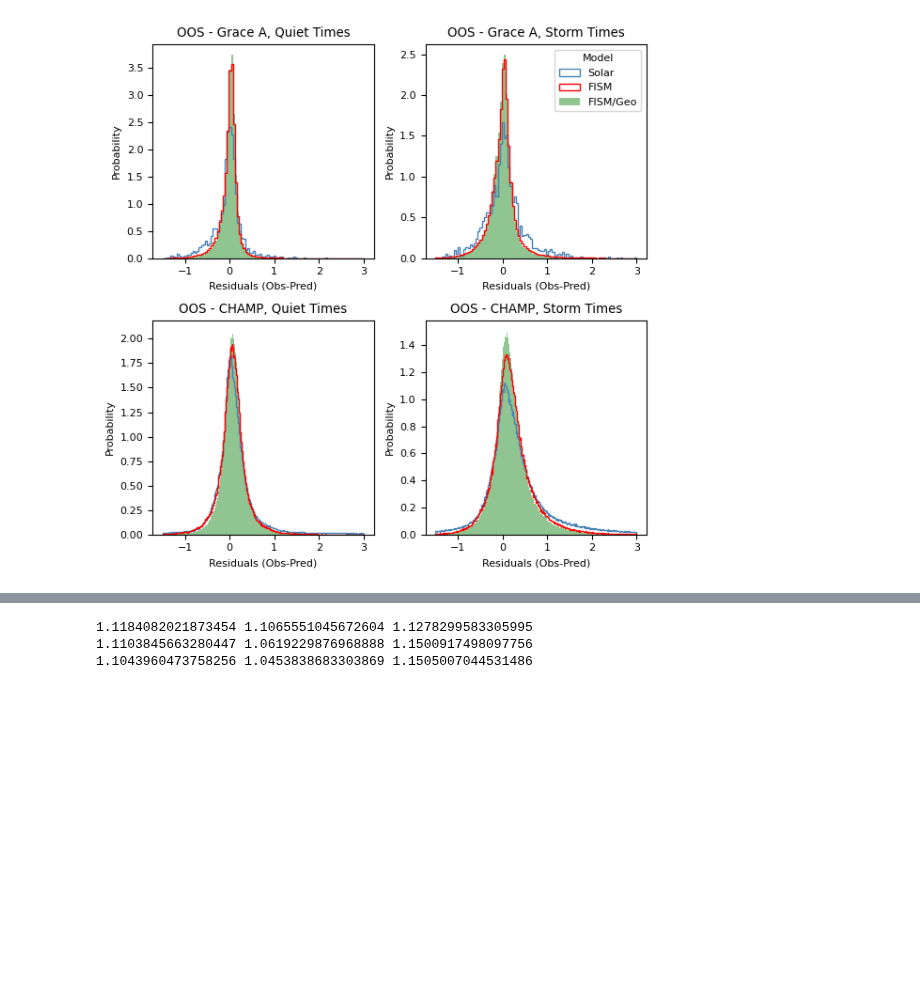
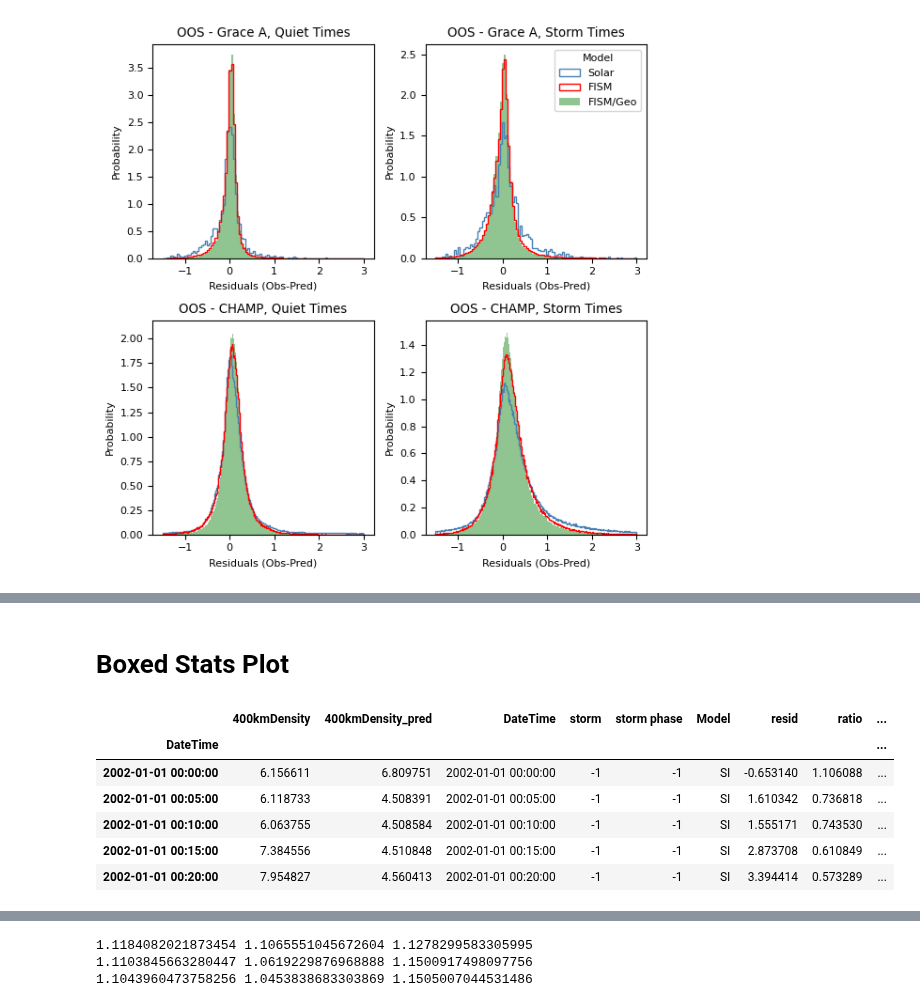
Before and after one commit to kylermurphy/SatDrag, a Jupyter notebook: Notebooks/RF_Residuals.ipynb, the cells around one changed output, grey strips where cells are left out. Drawn from its saved outputs; the diff is of its cells as text; code cells hidden in the pictures; blank space fills up the shorter version.

```diff
--- a/Notebooks/RF_Residuals.ipynb
+++ b/Notebooks/RF_Residuals.ipynb
@@ -89,6 +101,16 @@ ch_fg = oos_ch['Model'] == 'FI_GEO' # FISM/GEO model
 <_io.BufferedReader name='D:/data/SatDensities/SI_RFdat.pkl'>
 <_io.BufferedReader name='D:/data/SatDensities/FI_RFdat.pkl'>
 <_io.BufferedReader name='D:/data/SatDensities/FI_GEO_RFdat.pkl'>
+# %%
+d_min = oos_ch['DateTime'].min()
+d_max = oos_ch['DateTime'].max()
+
+# read omni data and truncate data to similar range as grace data
+om_d, om_m = dio.load_omni(res='5m',sdate='2002-01-01', nd=13)
+
+om_d = om_d[['DateTime','AE', 'SYM_H index']]
+
+om_d = om_d[(om_d['DateTime'] >= d_min-pd.DateOffset(minutes=5)) & (om_d['DateTime'] <= d_max+pd.DateOffset(minutes=5))]
 # %%
 # reset so only last call comes out
 InteractiveShell.ast_node_interactivity = "last"
@@ -152,0 +255,2 @@ ga_oc_qt_si, ga_oc_st_si
+# %% [markdown]
+# Boxed Stats Plot
@@ -152,0 +292,10 @@ ga_oc_qt_si, ga_oc_st_si
+# %%
+oos_db.head()
+# %% [output]
+|  | 400kmDensity | 400kmDensity_pred | DateTime | storm | storm phase | Model | resid | ratio | ... |
+| DateTime |  |  |  |  |  |  |  |  | ... |
+| 2002-01-01 00:00:00 | 6.156611 | 6.809751 | 2002-01-01 00:00:00 | -1 | -1 | SI | -0.653140 | 1.106088 | ... |
+| 2002-01-01 00:05:00 | 6.118733 | 4.508391 | 2002-01-01 00:05:00 | -1 | -1 | SI | 1.610342 | 0.736818 | ... |
+| 2002-01-01 00:10:00 | 6.063755 | 4.508584 | 2002-01-01 00:10:00 | -1 | -1 | SI | 1.555171 | 0.743530 | ... |
+| 2002-01-01 00:15:00 | 7.384556 | 4.510848 | 2002-01-01 00:15:00 | -1 | -1 | SI | 2.873708 | 0.610849 | ... |
+| 2002-01-01 00:20:00 | 7.954827 | 4.560413 | 2002-01-01 00:20:00 | -1 | -1 | SI | 3.394414 | 0.573289 | ... |
```
Also changed, not shown: parts of 21 cells of this notebook, 2 other files.
